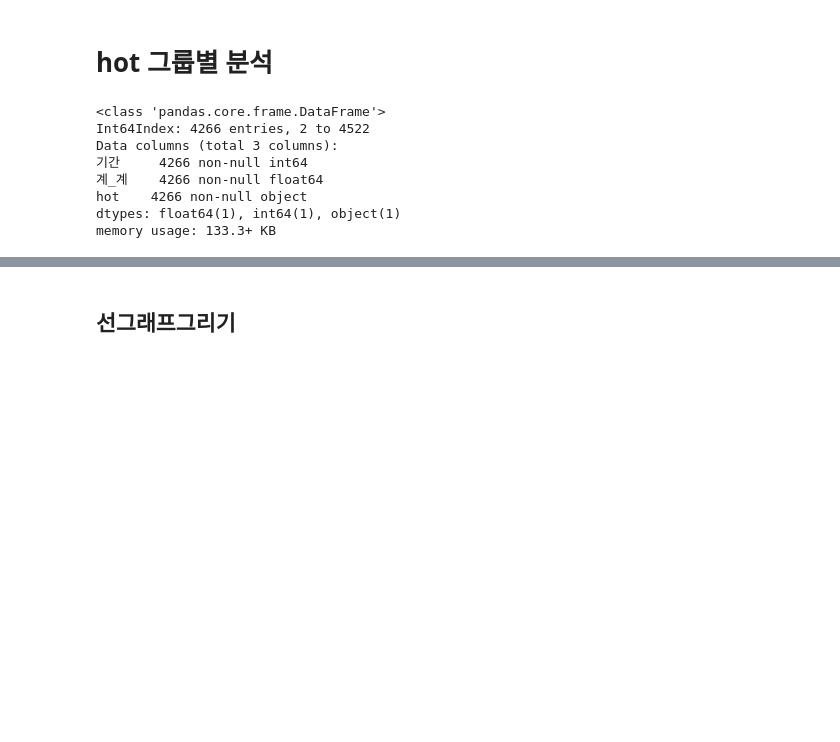
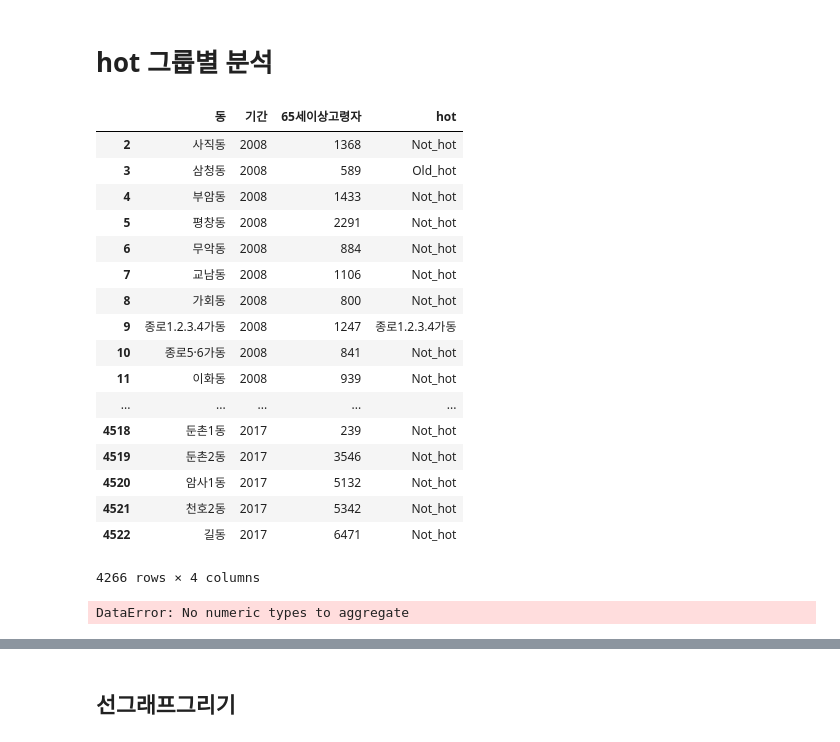
Before and after one commit to dataitgirls2/Next_Hip_Place, a Jupyter notebook: code/seoul_populations/population_visualization.ipynb, the cells around one changed output, grey strips where cells are left out. Cells and saved outputs as stored; diff of their text form; code cells hidden in the pictures; blank space fills up the shorter version.

```diff
--- a/code/seoul_populations/population_visualization.ipynb
+++ b/code/seoul_populations/population_visualization.ipynb
@@ -74,16 +116,30 @@ sample_hot = df[['기간','계_계','hot']].copy()
 columns = sample_hot.columns
 for column in columns:
     sample_hot[column] = sample_hot[column].apply(lambda x:str_to_float(x))
+# %%
+sample_hot
+# %% [output]
+|  | 동 | 기간 | 65세이상고령자 | hot |
+| 2 | 사직동 | 2008 | 1368 | Not_hot |
+| 3 | 삼청동 | 2008 | 589 | Old_hot |
+| 4 | 부암동 | 2008 | 1433 | Not_hot |
+| 5 | 평창동 | 2008 | 2291 | Not_hot |
+| 6 | 무악동 | 2008 | 884 | Not_hot |
+| 7 | 교남동 | 2008 | 1106 | Not_hot |
+| 8 | 가회동 | 2008 | 800 | Not_hot |
+| 9 | 종로1.2.3.4가동 | 2008 | 1247 | 종로1.2.3.4가동 |
+| 10 | 종로5·6가동 | 2008 | 841 | Not_hot |
+| 11 | 이화동 | 2008 | 939 | Not_hot |
+| ... | ... | ... | ... | ... |
+| 4518 | 둔촌1동 | 2017 | 239 | Not_hot |
+| 4519 | 둔촌2동 | 2017 | 3546 | Not_hot |
+| 4520 | 암사1동 | 2017 | 5132 | Not_hot |
+| 4521 | 천호2동 | 2017 | 5342 | Not_hot |
+| 4522 | 길동 | 2017 | 6471 | Not_hot |
+4266 rows × 4 columns
 # %%
-sample_hot.pivot_table(values = ['계_계'],index = ['hot'],columns=['기간'])
+sample_hot.pivot_table(values = ['65세이상고령자'],index = ['동'],columns=['기간'])
 sample_hot.info()
 # %% [output]
-<class 'pandas.core.frame.DataFrame'>
-Int64Index: 4266 entries, 2 to 4522
-Data columns (total 3 columns):
-기간     4266 non-null int64
-계_계    4266 non-null float64
-hot    4266 non-null object
-dtypes: float64(1), int64(1), object(1)
-memory usage: 133.3+ KB
+DataError: No numeric types to aggregate
 # %%
```
Also changed, not shown: parts of 11 cells of this notebook, 3 other files.
